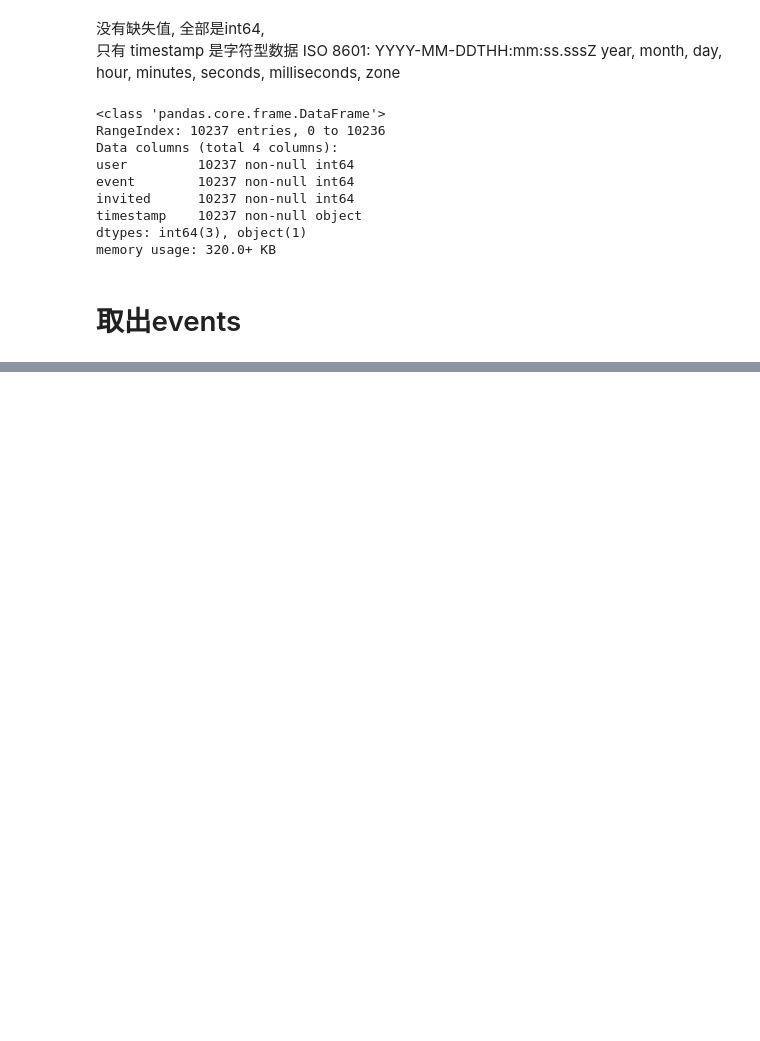
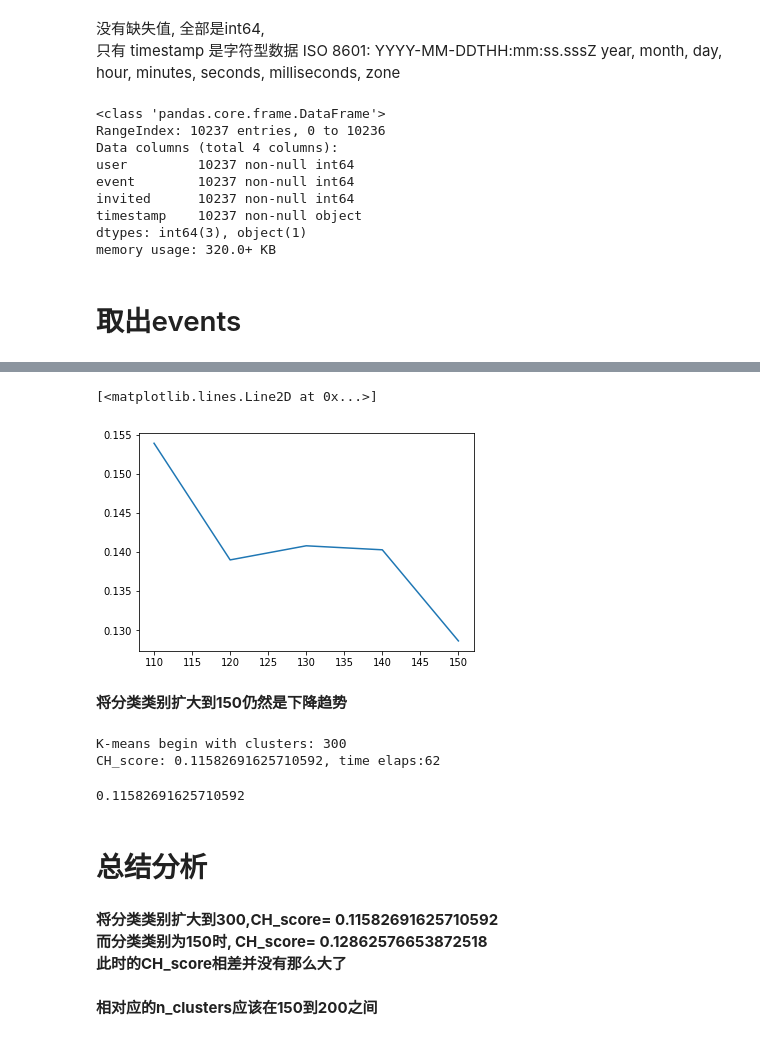
Before and after one commit to zhouzhiqi/CSDN_code, a Jupyter notebook: EventRecommendation/w3_周志齐_993735197.ipynb, the cells around one changed output, grey strips where cells are left out. Saved outputs shown, nothing was run; the diff lists cells and outputs as text; code cells hidden in the pictures; blank space fills up the shorter version.

```diff
--- a/EventRecommendation/w3_周志齐_993735197.ipynb
+++ b/EventRecommendation/w3_周志齐_993735197.ipynb
@@ -178,0 +268,8 @@ event_test.head()
+# %%
+# 设置超参数（聚类数目K）, 扩大搜索范围
+Ks = range(110,151,10)
+CH_scores = []
+
+for K in Ks:
+    ch = K_cluster_analysis(K=K, X_train=event_train_test)
+    CH_scores.append(ch)
@@ -178,0 +287,21 @@ event_test.head()
+# %%
+plt.plot(Ks,CH_scores)
+# %% [output]
+[<matplotlib.lines.Line2D at 0x...>]
+[figure, added]
+# %% [markdown]
+**将分类类别扩大到150仍然是下降趋势**
+# %%
+K_cluster_analysis(K=300, X_train=event_train_test)
+# %% [output]
+K-means begin with clusters: 300
+CH_score: 0.11582691625710592, time elaps:62
+0.11582691625710592
+# %% [markdown]
+# 总结分析
+# %% [markdown]
+**将分类类别扩大到300,CH_score= 0.11582691625710592
+而分类类别为150时, CH_score= 0.12862576653872518
+此时的CH_score相差并没有那么大了**
+# %% [markdown]
+**相对应的n_clusters应该在150到200之间**
```
Also changed, not shown: parts of 19 cells of this notebook.
